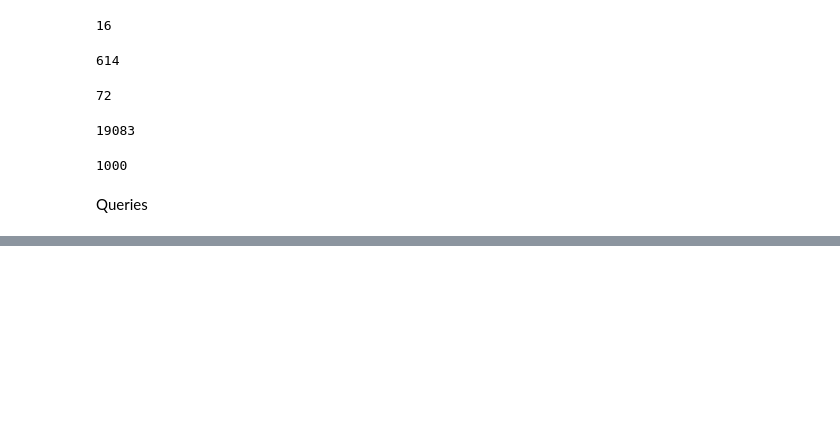
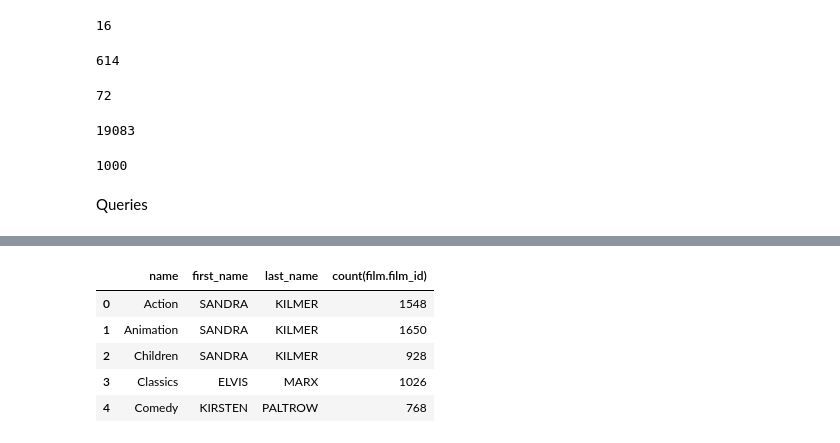
Before and after one commit to agirondo/sql-data-base-building, a Jupyter notebook: code.ipynb, the cells around one changed output, grey strips where cells are left out. Cells and saved outputs as stored; diff of their text form; code cells hidden in the pictures; blank space fills up the shorter version.

```diff
--- a/code.ipynb
+++ b/code.ipynb
@@ -279,0 +334,21 @@ SyntaxError: invalid syntax (2042535664.py, line 1)
+# %%
+query='''select category.name, actor.first_name, actor.last_name, count(film.film_id)
+from film
+left join actor_has_film
+on film.film_id=actor_has_film.film_id
+left join actor
+on actor.actor_id=actor_has_film.actor_id
+left join category
+on category.category_id=film.category_id
+group by category.name;'''
+
+df=pd.read_sql(query , motor)
+
+df.head()
+# %% [output]
+|  | name | first_name | last_name | count(film.film_id) |
+| 0 | Action | SANDRA | KILMER | 1548 |
+| 1 | Animation | SANDRA | KILMER | 1650 |
+| 2 | Children | SANDRA | KILMER | 928 |
+| 3 | Classics | ELVIS | MARX | 1026 |
+| 4 | Comedy | KIRSTEN | PALTROW | 768 |
```
Also changed, not shown: parts of 5 cells of this notebook.
